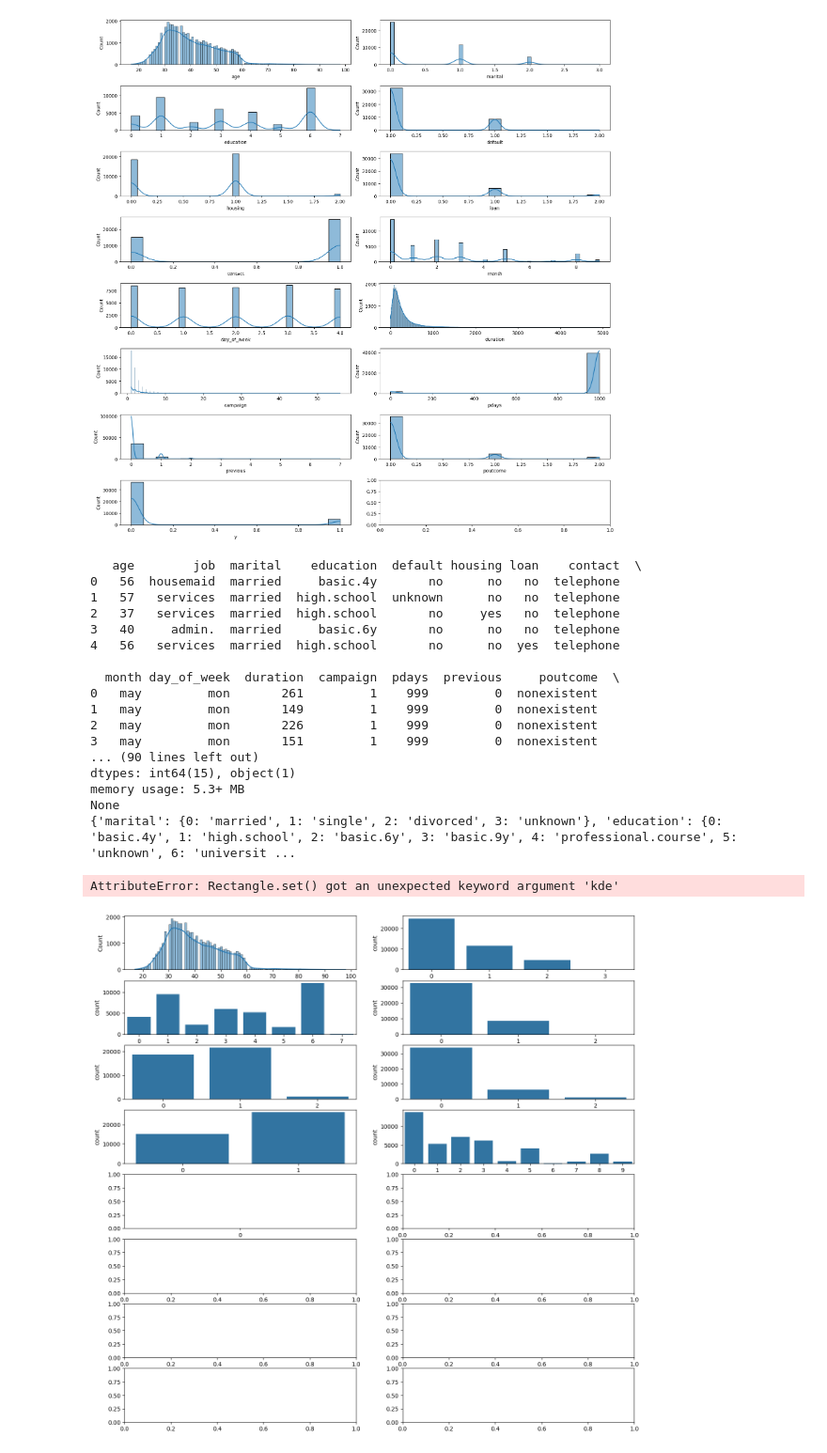
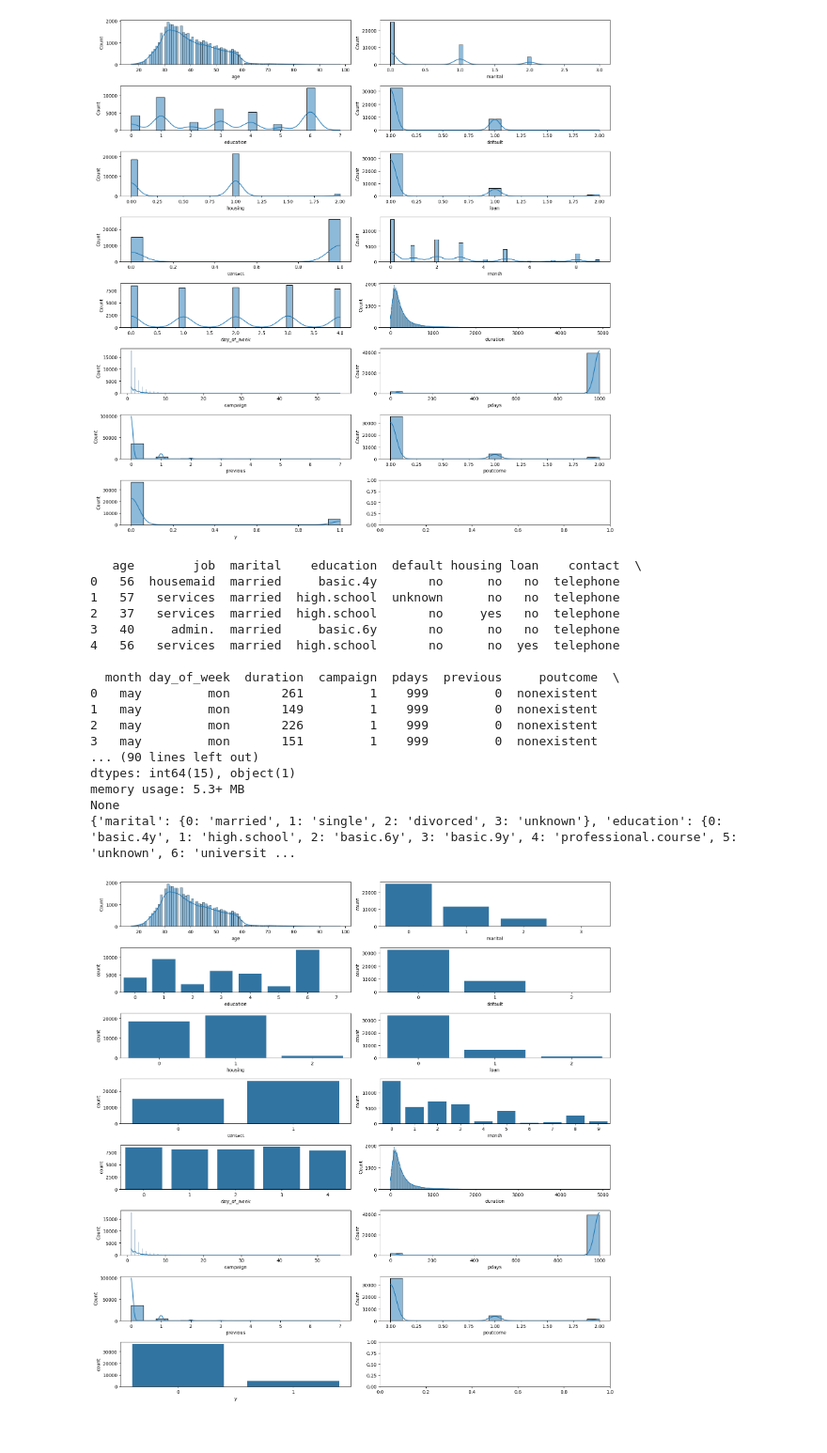
Before and after one commit to 4GeeksAcademy/bertuzzi-logistic-regression, a Jupyter notebook: src/Interactive-1.ipynb, the cells around one changed output. Shown at 94% size. Cells and saved outputs as stored; diff of their text form; code cells hidden in the pictures.

```diff
--- a/src/Interactive-1.ipynb
+++ b/src/Interactive-1.ipynb
@@ -226,33 +226,32 @@ sns.countplot(ax=axis[1,1], data=customer_data, x=customer_data['default'])
 sns.countplot(ax=axis[2,0], data=customer_data, x=customer_data['housing'])
 sns.countplot(ax=axis[2,1], data=customer_data, x=customer_data['loan'])
 sns.countplot(ax=axis[3,0], data=customer_data, x=customer_data['contact'])
 sns.countplot(ax=axis[3,1], data=customer_data, x=customer_data['month'])
-sns.countplot(ax=axis[4,0], data=customer_data, x=customer_data['day_of_week'], kde=True)
+sns.countplot(ax=axis[4,0], data=customer_data, x=customer_data['day_of_week'])
 sns.histplot(ax=axis[4,1], data=customer_data, x=customer_data['duration'], kde=True)
 sns.histplot(ax=axis[5,0], data=customer_data, x=customer_data['campaign'], kde=True)
 sns.histplot(ax=axis[5,1], data=customer_data, x=customer_data['pdays'], kde=True)
 sns.histplot(ax=axis[6,0], data=customer_data, x=customer_data['previous'], kde=True)
 sns.histplot(ax=axis[6,1], data=customer_data, x=customer_data['poutcome'], kde=True)
 sns.countplot(ax=axis[7,0], data=customer_data, x=customer_data['y'])
 
 plt.tight_layout()
 # %% [output]
    age        job  marital    education  default housing loan    contact  \
 0   56  housemaid  married     basic.4y       no      no   no  telephone
 1   57   services  married  high.school  unknown      no   no  telephone
 2   37   services  married  high.school       no     yes   no  telephone
 3   40     admin.  married     basic.6y       no      no   no  telephone
 4   56   services  married  high.school       no      no  yes  telephone
 
   month day_of_week  duration  campaign  pdays  previous     poutcome  \
 0   may         mon       261         1    999         0  nonexistent
 1   may         mon       149         1    999         0  nonexistent
 2   may         mon       226         1    999         0  nonexistent
 3   may         mon       151         1    999         0  nonexistent
 ... (90 lines left out)
 dtypes: int64(15), object(1)
 memory usage: 5.3+ MB
 None
 {'marital': {0: 'married', 1: 'single', 2: 'divorced', 3: 'unknown'}, 'education': {0: 'basic.4y', 1: 'high.school', 2: 'basic.6y', 3: 'basic.9y', 4: 'professional.course', 5: 'unknown', 6: 'universit ...
-AttributeError: Rectangle.set() got an unexpected keyword argument 'kde'
-[figure, old version]
+[figure, new version]
```
Also changed, not shown: 1 other file.
